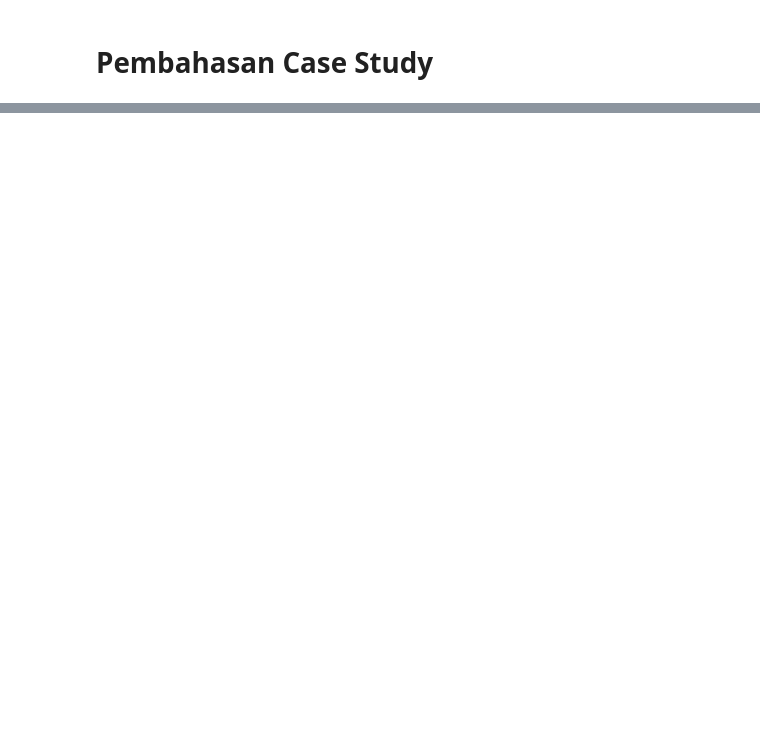
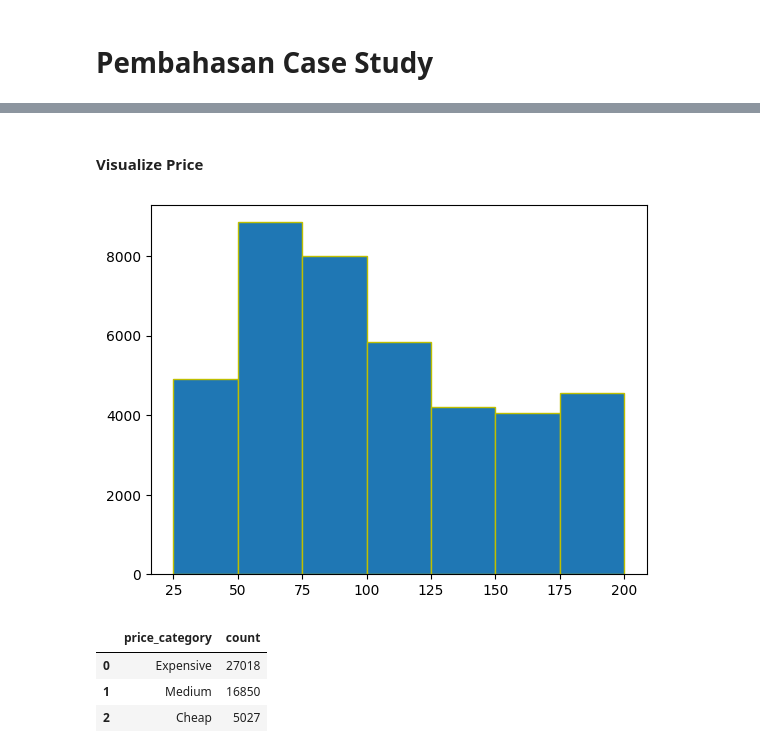
Before and after one commit to SuwandiRamadhan/Bootcamp-AI, a Jupyter notebook: 6. Case Study - AirBnB Data Analysis/2. Pembahasan.ipynb, the cells around one changed output, grey strips where cells are left out. Cells and saved outputs as stored; diff of their text form; code cells hidden in the pictures; blank space fills up the shorter version.

```diff
--- a/6. Case Study - AirBnB Data Analysis/2. Pembahasan.ipynb
+++ b/6. Case Study - AirBnB Data Analysis/2. Pembahasan.ipynb
@@ -18,0 +292,21 @@ data.head()
+# %% [markdown]
+#### Visualize Price
+# %%
+price = data['price']
+bins = [25, 50, 75, 100, 125, 150, 175, 200]
+
+plt.hist(price, bins = bins, edgecolor='y')
+
+plt.show()
+# %% [output]
+[figure, added]
+# %%
+price_category = data['price_category'].value_counts()
+price_category = pd.DataFrame(price_category)
+price_category.reset_index(inplace=True)
+price_category
+# %% [output]
+|  | price_category | count |
+| 0 | Expensive | 27018 |
+| 1 | Medium | 16850 |
+| 2 | Cheap | 5027 |
```
Also changed, not shown: parts of 45 cells of this notebook.
